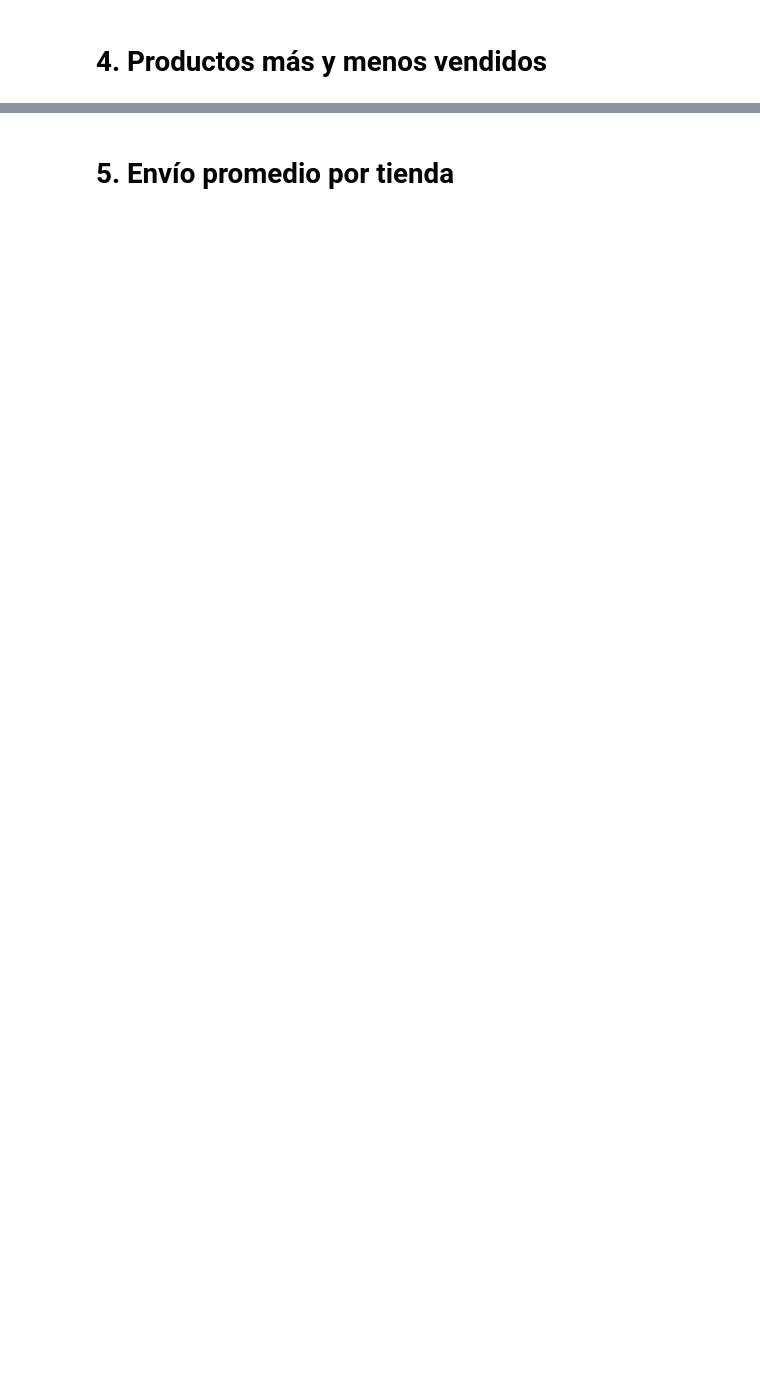
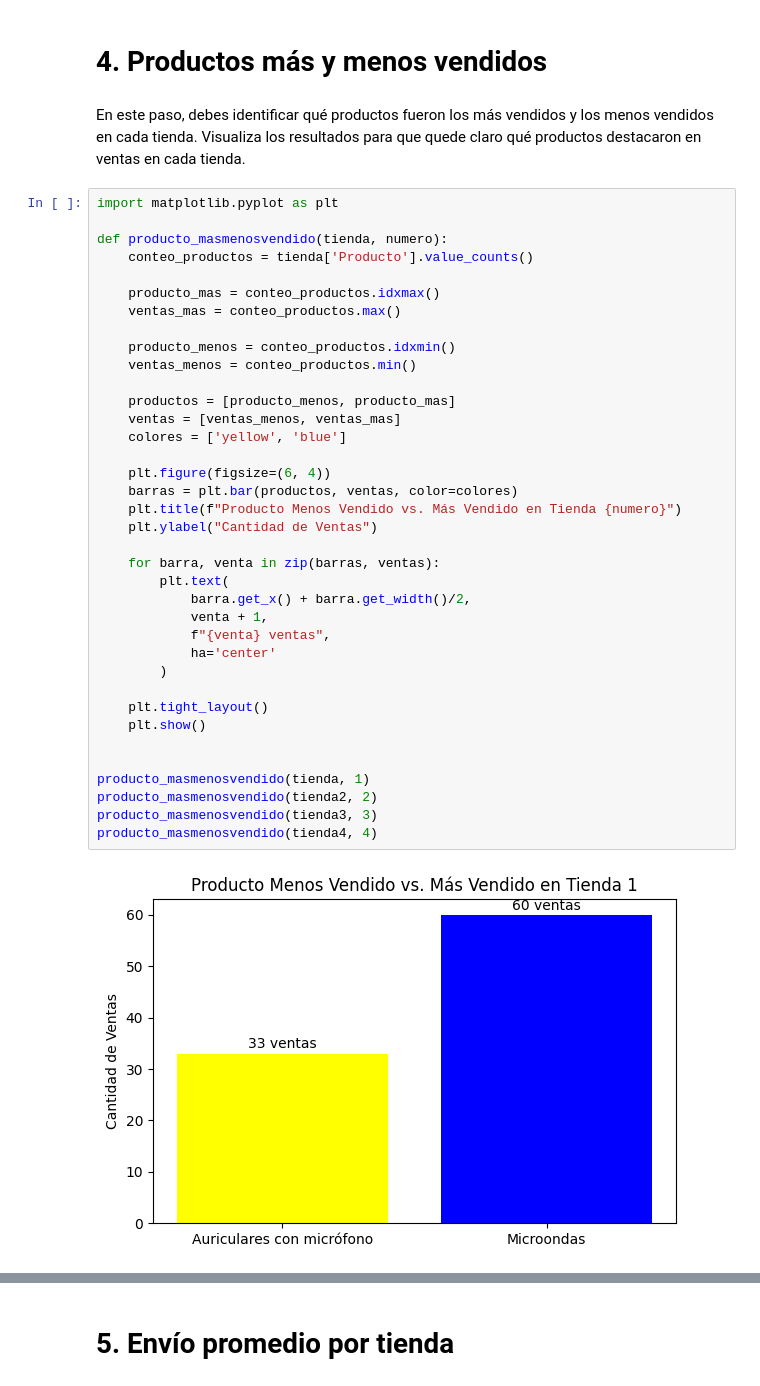
Before and after one commit to Lavsdyc/AluraStore, a Jupyter notebook: AluraStoreLatam.ipynb, the cells around one changed output, grey strips where cells are left out. Drawn from its saved outputs; the diff is of its cells as text; blank space fills up the shorter version.

```diff
--- a/AluraStoreLatam.ipynb
+++ b/AluraStoreLatam.ipynb
@@ -32,2 +104,43 @@ tienda.head()
 # %% [markdown]
 # 4. Productos más y menos vendidos
+# %% [markdown]
+En este paso, debes identificar qué productos fueron los más vendidos y los menos vendidos en cada tienda. Visualiza los resultados para que quede claro qué productos destacaron en ventas en cada tienda.
+# %%
+import matplotlib.pyplot as plt
+
+def producto_masmenosvendido(tienda, numero):
+    conteo_productos = tienda['Producto'].value_counts()
+
+    producto_mas = conteo_productos.idxmax()
+    ventas_mas = conteo_productos.max()
+
+    producto_menos = conteo_productos.idxmin()
+    ventas_menos = conteo_productos.min()
+
+    productos = [producto_menos, producto_mas]
+    ventas = [ventas_menos, ventas_mas]
+    colores = ['yellow', 'blue']
+
+    plt.figure(figsize=(6, 4))
+    barras = plt.bar(productos, ventas, color=colores)
+    plt.title(f"Producto Menos Vendido vs. Más Vendido en Tienda {numero}")
+    plt.ylabel("Cantidad de Ventas")
+
+    for barra, venta in zip(barras, ventas):
+        plt.text(
+            barra.get_x() + barra.get_width()/2,
+            venta + 1,
+            f"{venta} ventas",
+            ha='center'
+        )
+
+    plt.tight_layout()
+    plt.show()
+
+
+producto_masmenosvendido(tienda, 1)
+producto_masmenosvendido(tienda2, 2)
+producto_masmenosvendido(tienda3, 3)
+producto_masmenosvendido(tienda4, 4)
+# %% [output]
+[figure, added]
```
Also changed, not shown: parts of 22 cells of this notebook.
